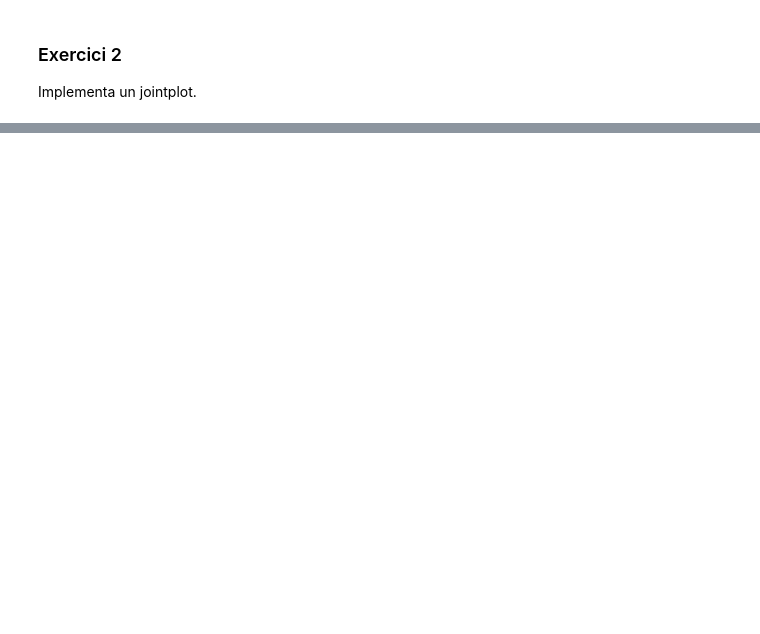
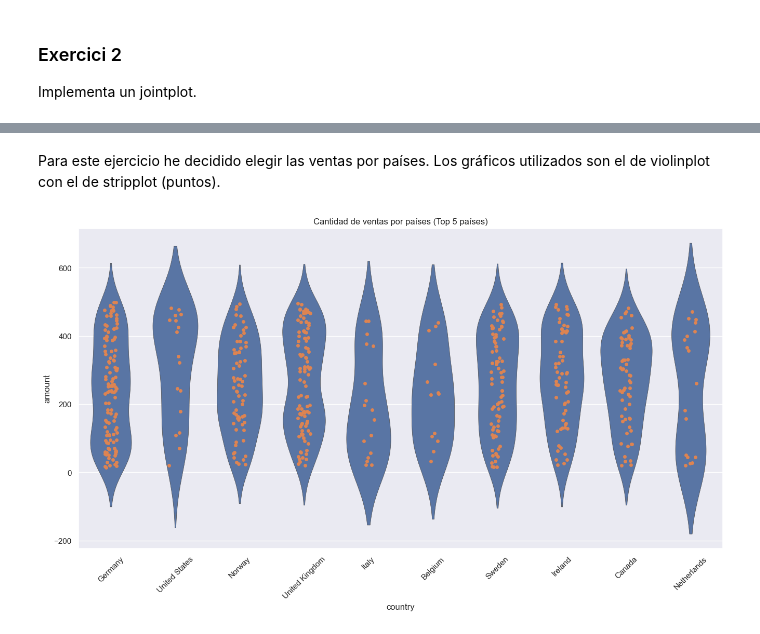
Before and after one commit to Cony-Zappala/curso_data_analyst_sprint_8, a Jupyter notebook: sprint 8.ipynb, the cells around one changed output, grey strips where cells are left out. Drawn from its saved outputs; the diff is of its cells as text; code cells hidden in the pictures; blank space fills up the shorter version.

```diff
--- a/sprint 8.ipynb
+++ b/sprint 8.ipynb
@@ -215,0 +243,14 @@ Implementa un jointplot.
+# %% [markdown]
+Para este ejercicio he decidido elegir las ventas por países. Los gráficos utilizados son el de violinplot con el de stripplot (puntos).
+# %%
+top_countries = df_merged['country'].value_counts().head(-5).index
+df_filtered = df_merged[df_merged['country'].isin(top_countries)]
+plt.figure(figsize=(16, 8))
+sns.set_theme(style="darkgrid")
+ax = sns.violinplot(x=df_filtered["country"], y=df_filtered["amount"], linewidth=0.5, inner=None)
+sns.stripplot(x='country', y='amount', data=df_filtered, dodge=True, ax=ax)
+plt.title('Cantidad de ventas por países (Top 5 países)')
+plt.xticks(rotation=45)
+plt.show()
+# %% [output]
+[figure, added]
```
Also changed, not shown: parts of 16 cells of this notebook.
